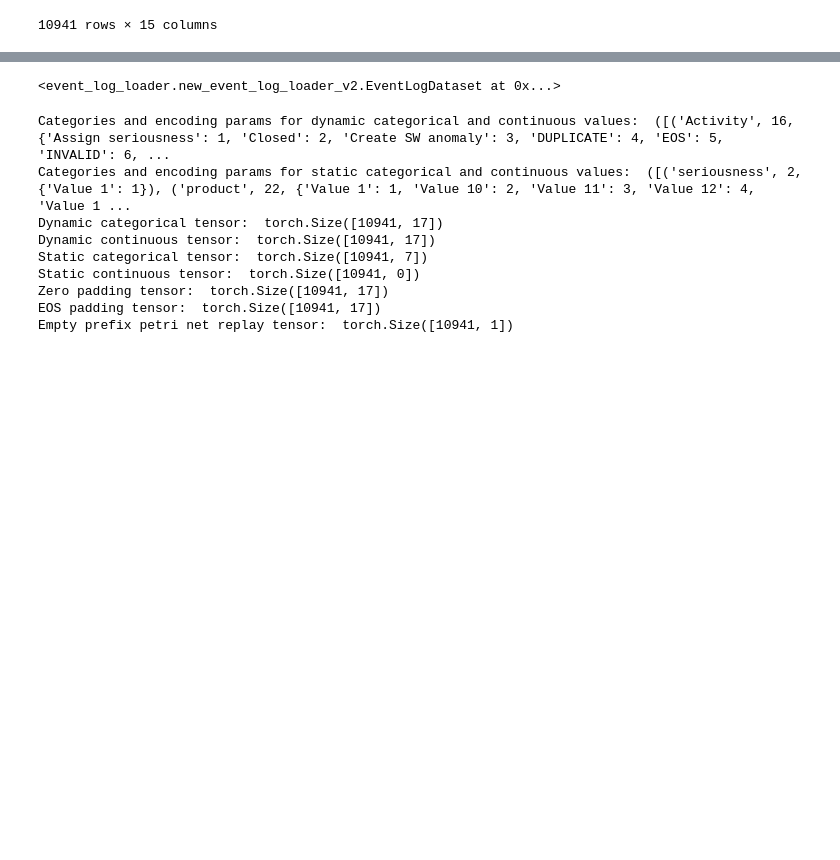
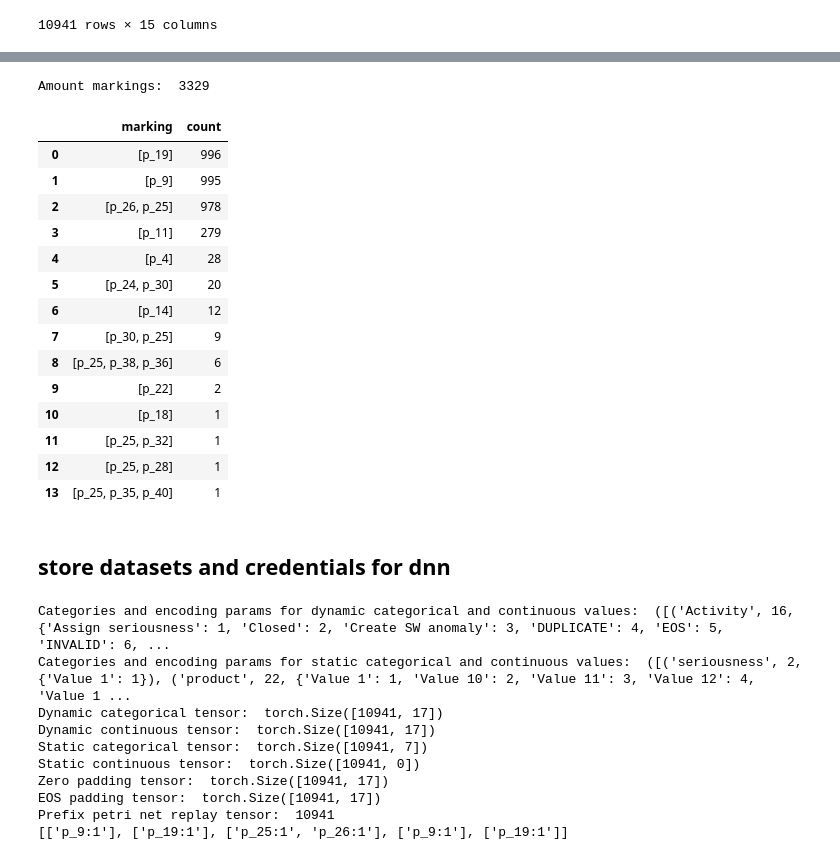
Before and after one commit to ProbabilisticSuffixPredictionLab/Probabilistic_Suffix_Prediction_U-ED-LSTM_pub, a Jupyter notebook: src/notebooks/loader_notebooks/new_v2/Helpdesk_full_loader.ipynb, the cells around one changed output, grey strips where cells are left out. Cells and saved outputs as stored; diff of their text form; code cells hidden in the pictures; blank space fills up the shorter version.

```diff
--- a/src/notebooks/loader_notebooks/new_v2/Helpdesk_full_loader.ipynb
+++ b/src/notebooks/loader_notebooks/new_v2/Helpdesk_full_loader.ipynb
@@ -93 +196,30 @@ train_pref_df
+# %%
+# train set markings
+replayer_test = PNReplayMarkings(discovered_pn=(net, im, fm), prefix_df=test_pref_df, event_label="Activity")
+
+markings_test = replayer_test.get_markings_token_replay()
+
+print("Amount markings: ", len(markings_test))
+markings_counter_test = Counter(tuple(mark) for mark in markings_test)
+markings_summary_test = ( pd.DataFrame([(list(mark), count) for mark, count in markings_counter_test.items()], columns=["marking", "count"]).sort_values("count", ascending=False).reset_index(drop=True))
+markings_summary_test
+# %% [output]
+Amount markings:  3329
+|  | marking | count |
+| 0 | [p_19] | 996 |
+| 1 | [p_9] | 995 |
+| 2 | [p_26, p_25] | 978 |
+| 3 | [p_11] | 279 |
+| 4 | [p_4] | 28 |
+| 5 | [p_24, p_30] | 20 |
+| 6 | [p_14] | 12 |
+| 7 | [p_30, p_25] | 9 |
+| 8 | [p_25, p_38, p_36] | 6 |
+| 9 | [p_22] | 2 |
+| 10 | [p_18] | 1 |
+| 11 | [p_25, p_32] | 1 |
+| 12 | [p_25, p_28] | 1 |
+| 13 | [p_25, p_35, p_40] | 1 |
+# %% [markdown]
+## store datasets and credentials for dnn
 # %%
@@ -95,25 +228,26 @@ event_log_loader = EventLogLoader(event_log_location=event_log_location, event_l
 # %%
-train_dataset = event_log_loader.get_dataset('train')
-torch.save(train_dataset, '../../../../encoded_data/'+result_name+'_'+str(event_log_loader.encoder_decoder.min_suffix_size)+'_train.pkl')
-train_dataset
+# train tensor dataset
+train_set = el_loader.get_dataset('train')
+
+# add markings to the train dataset credentials:
+train_set.set_prefix_markings(markings=markings_train)
+
+# save dataset
+torch.save(train_set, '../../../../encoded_data/'+result_name+'_'+str(el_loader.encoder_decoder.min_suffix_size)+'_train.pkl')
-# %% [output]
-<event_log_loader.new_event_log_loader_v2.EventLogDataset at 0x...>
 # %%
-print("Categories and encoding params for dynamic categorical and continuous values: ", train_dataset.all_categories)
-print("Categories and encoding params for static categorical and continuous values: ", train_dataset.all_static_categories)
-
-print("Dynamic categorical tensor: ", train_dataset.categorical_tensors[0].size())
-print("Dynamic continuous tensor: ", train_dataset.continuous_tensors[0].size())
-
-print("Static categorical tensor: ", train_dataset.static_categorical_tensor.size())
-print("Static continuous tensor: ", train_dataset.static_continuous_tensor.size())
-
-print("Zero padding tensor: ", train_dataset.zero_padding.size())
-print("EOS padding tensor: ",train_dataset.eos_padding.size())
+# Test get sizes and others
+print("Categories and encoding params for dynamic categorical and continuous values: ", train_set.all_categories)
+print("Categories and encoding params for static categorical and continuous values: ", train_set.all_static_categories)
+print("Dynamic categorical tensor: ", train_set.categorical_tensors[0].size())
+print("Dynamic continuous tensor: ", train_set.continuous_tensors[0].size())
+print("Static categorical tensor: ", train_set.static_categorical_tensor.size())
+print("Static continuous tensor: ", train_set.static_continuous_tensor.size())
+print("Zero padding tensor: ", train_set.zero_padding.size())
+print("EOS padding tensor: ",train_set.eos_padding.size())
 # print(train_dataset.zero_padding[0:5])
 # print(train_dataset.eos_padding[0:5])
-
-print("Empty prefix petri net replay tensor: ", train_dataset.prefixes_petri_net_marking.size())
+print("Prefix petri net replay tensor: ", len(train_set.prefixes_petri_net_marking))
+print(train_set.prefixes_petri_net_marking[0:5])
 # %% [output]
 Categories and encoding params for dynamic categorical and continuous values:  ([('Activity', 16, {'Assign seriousness': 1, 'Closed': 2, 'Create SW anomaly': 3, 'DUPLICATE': 4, 'EOS': 5, 'INVALID': 6, ...
 Categories and encoding params for static categorical and continuous values:  ([('seriousness', 2, {'Value 1': 1}), ('product', 22, {'Value 1': 1, 'Value 10': 2, 'Value 11': 3, 'Value 12': 4, 'Value 1 ...
@@ -123,4 +257,5 @@ Static categorical tensor:  torch.Size([10941, 7])
 Static continuous tensor:  torch.Size([10941, 0])
 Zero padding tensor:  torch.Size([10941, 17])
 EOS padding tensor:  torch.Size([10941, 17])
-Empty prefix petri net replay tensor:  torch.Size([10941, 1])
+Prefix petri net replay tensor:  10941
+[['p_9:1'], ['p_19:1'], ['p_25:1', 'p_26:1'], ['p_9:1'], ['p_19:1']]
```
Also changed, not shown: parts of 21 cells of this notebook, 9 other files.
